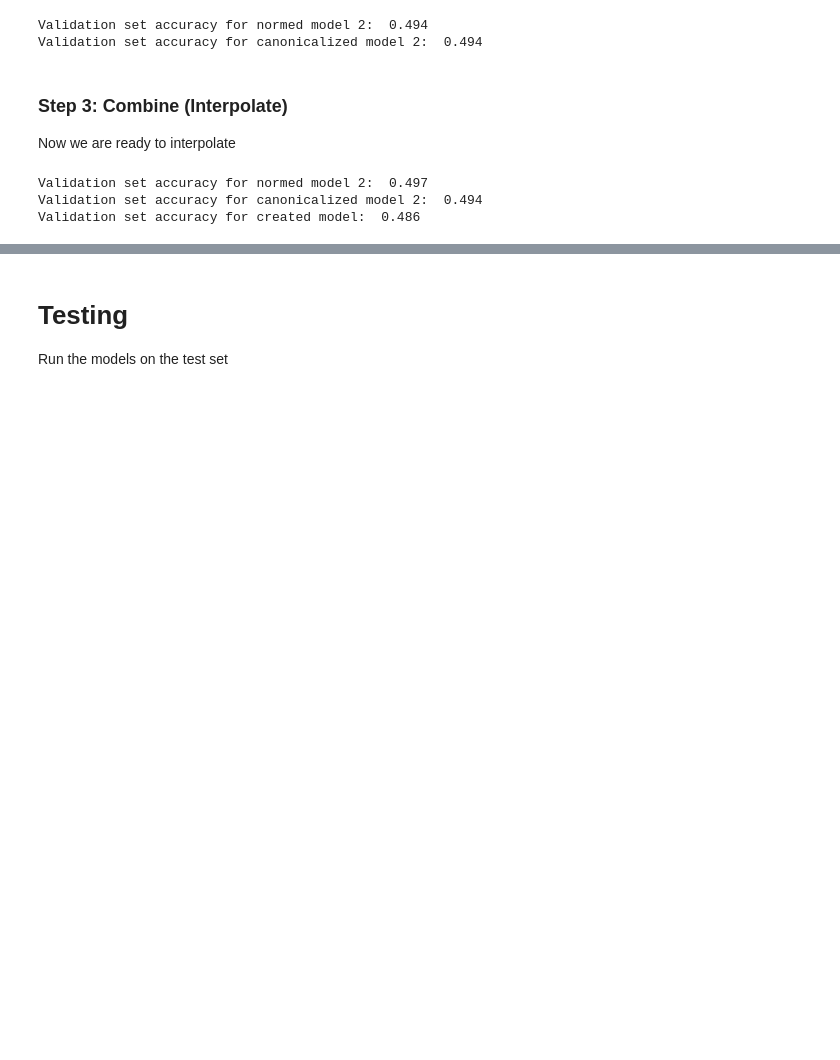
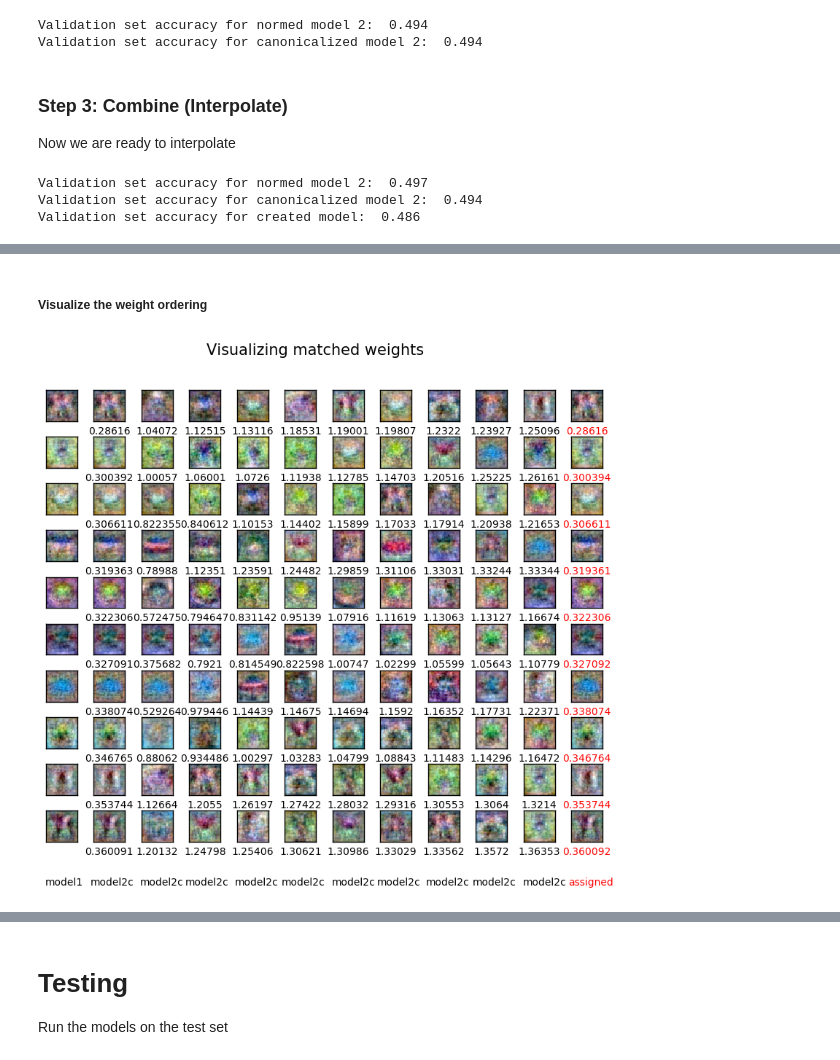
Before and after one commit to LousyLory/Canonical_Nets, a Jupyter notebook: canonical_Nets.ipynb, the cells around one changed output, grey strips where cells are left out. Saved outputs shown, nothing was run; the diff lists cells and outputs as text; code cells hidden in the pictures; blank space fills up the shorter version.

Commit message:
eriks images

```diff
--- a/canonical_Nets.ipynb
+++ b/canonical_Nets.ipynb
@@ -878,7 +880,7 @@ Validation set accuracy for created model:  0.486
 # %%
 import pickle
 
-name = 'models/' + str(0) + '.pkl'
+name = '/srv/caffe/archan/models/' + str(6) + '.pkl'
 with open(name, 'rb') as input:
     model1 = pickle.load(input)
     model2 = pickle.load(input)
@@ -897,0 +918,4 @@ Validation set accuracy for original model 2:  0.502
+# %%
+# distances
+dist = np.linalg.norm(model1q.params['W1']-model2p.params['W1'], axis=0)
+order = np.argsort(dist)
@@ -897,0 +1081,6 @@ Validation set accuracy for original model 2:  0.502
+# %%
+from src.dist_fun import *
+distMat = compute_distances_no_loops(model2p.params['W1'].T, model1q.params['W1'].T)
+indices = np.argsort(distMat, axis=0)
+print indices
+print distMat[46,0]
@@ -897,0 +1111,61 @@ Validation set accuracy for original model 2:  0.502
+# %% [markdown]
+##### Visualize the weight ordering
+# %%
+name = 'matched weights visualization 1'
+ext = '.png'
+W11 = np.copy(model1q.params['W1'])
+W11 = W11.reshape(3, 32, 32, -1).transpose(3, 1, 2, 0)
+
+W12 = np.copy(model2p.params['W1'])
+W12 = W12.reshape(3, 32, 32, -1).transpose(3, 1, 2, 0)
+
+count = 1
+
+fig = plt.figure()
+fig.suptitle('Visualizing matched weights', fontsize=15)
+for i in order[0:10]:
+    ax1 = fig.add_subplot(10, 12, count)
+    low, high = np.min(W11[i,:,:,:]), np.max(W11[i,:,:,:])
+    W11[i,:,:,:] = 255.0 * (W11[i,:,:,:] - low) / (high - low)
+    ax1.imshow(W11[i,:,:,:].astype('uint8'))
+    ax1.tick_params(axis='both',which='both', bottom='off', top='off',
+                    labelbottom='off', right='off', left='off', labelleft='off')
+    for j in range(10):
+        ax2 = fig.add_subplot(10, 12, count+1)
+        low, high = np.min(W12[indices[j,i],:,:,:]), np.max(W12[indices[j,i],:,:,:])
+        W12[indices[j,i],:,:,:] = 255.0 * (W12[indices[j,i],:,:,:] - low) / (high - low)
+        ax2.imshow(W12[indices[j,i],:,:,:].astype('uint8'))
+        ax2.tick_params(axis='both',which='both', bottom='off', top='off',
+                        labelbottom='off', right='off', left='off', labelleft='off')
+        ax2.set_xlabel(str(distMat[indices[j,i],i]))
+        count = count+1
+    count = count + 2
+
+count = 12
+for i in order[0:10]:
+    ax2 = fig.add_subplot(10, 12, count)
+    low, high = np.min(W12[i,:,:,:]), np.max(W12[i,:,:,:])
+    W12[i,:,:,:] = 255.0 * (W12[i,:,:,:] - low) / (high - low)
+    ax2.imshow(W12[i,:,:,:].astype('uint8'))
+    ax2.tick_params(axis='both',which='both', bottom='off', top='off',
+                    labelbottom='off', right='off', left='off', labelleft='off')
+    ax2.set_xlabel(str(dist[i]), color='red')
+    count = count+12
+#plt.draw()
+fig.text(0.13, 0.05, 'model1')
+fig.text(0.192, 0.05, 'model2c')
+fig.text(0.260, 0.05, 'model2c')
+fig.text(0.322, 0.05, 'model2c')
+fig.text(0.390, 0.05, 'model2c')
+fig.text(0.454, 0.05, 'model2c')
+fig.text(0.523, 0.05, 'model2c')
+fig.text(0.585, 0.05, 'model2c')
+fig.text(0.652, 0.05, 'model2c')
+fig.text(0.716, 0.05, 'model2c')
+fig.text(0.785, 0.05, 'model2c')
+fig.text(0.847, 0.05, 'assigned', color='red')
+fig.subplots_adjust(hspace=0.5)
+plt.show()
+fig.savefig(name+ext, dpi=400)
+# %% [output]
+[figure, added]
```
Also changed, not shown: parts of 13 cells of this notebook, 20 other files.
